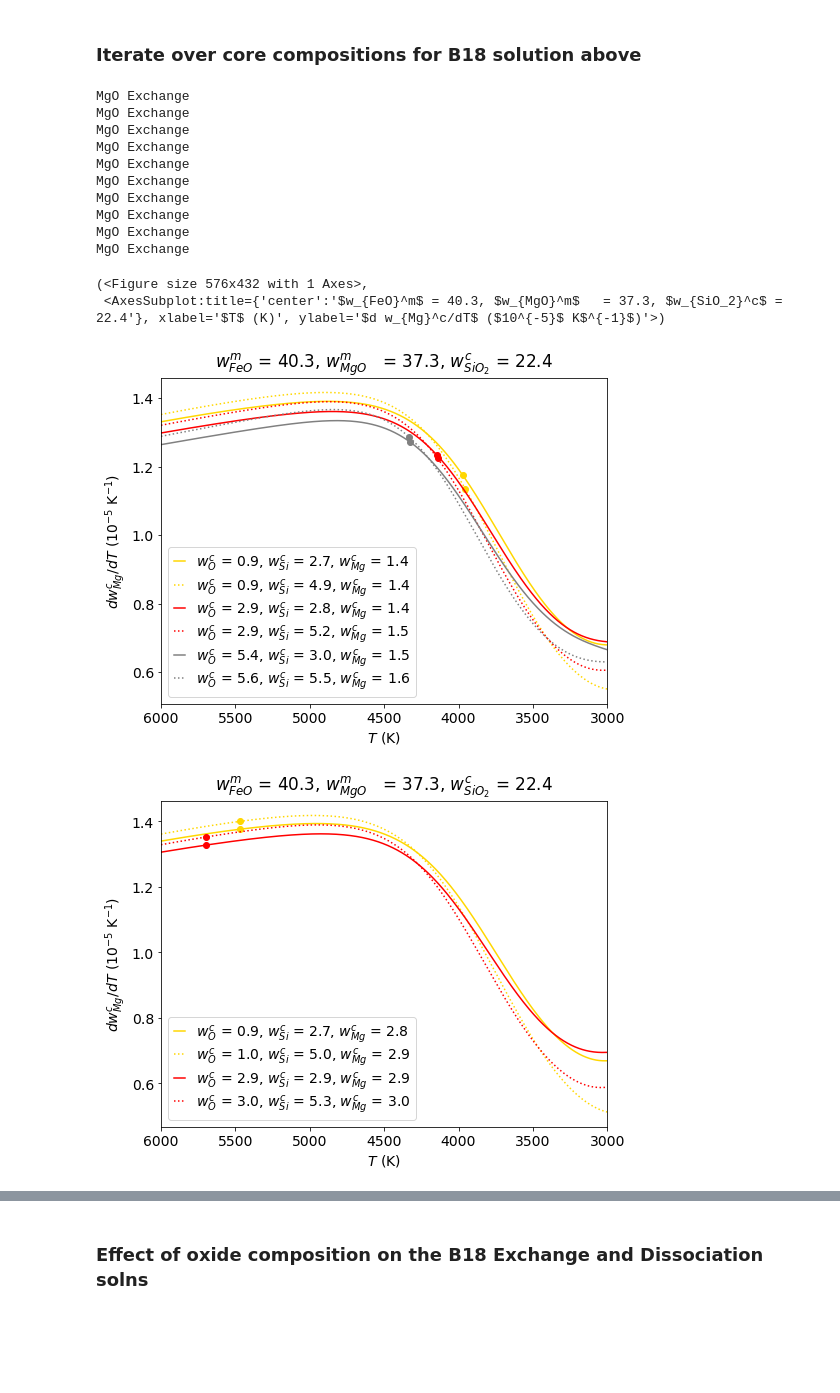
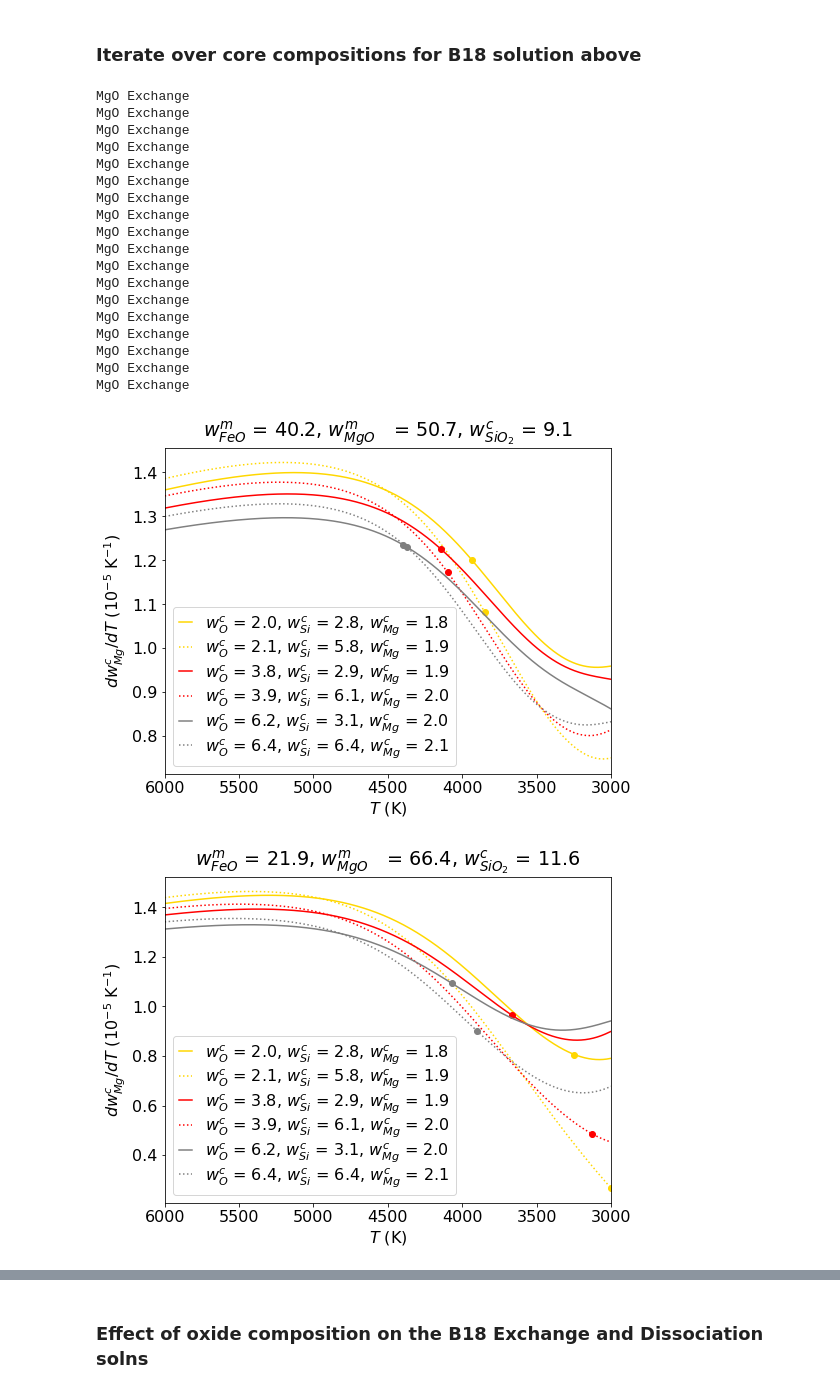
Before and after one commit to scs1cd/precipitation, a Jupyter notebook: paper_precip_varcomp.ipynb, the cells around one changed output, grey strips where cells are left out. Cells and saved outputs as stored; diff of their text form; code cells hidden in the pictures; blank space fills up the shorter version.

```diff
--- a/paper_precip_varcomp.ipynb
+++ b/paper_precip_varcomp.ipynb
@@ -167,0 +168,14 @@ Mant mass fractions of FeO =  11.13 MgO =  51.52 SiO2 =  37.36
+# %%
+iMFe, iMO, iMSi, iMMg = 660, 75, 45, 0 # Default composition
+iMFeO, iMMgO, iMSiO2  = 220, 500, 60
+iM = [iMFe, iMO, iMSi, iMMg, iMFeO, iMMgO, iMSiO2]
+B18_E_Fig3D = mb.run_massbalance(iM, [Kd_Mg_B18_Ds, Kd_O, Kd_Si], Tcmb, 3, verbose)
+
+mb.print_init_conc(B18_E_Fig3D[0],B18_E_Fig3D[2])
+mb.print_any_conc(B18_E_Fig3D[1],B18_E_Fig3D[3],-1)
+fig, ax1, ax2 = mb.plot_paper(Tcmb, B18_E_Fig3D[5], B18_E_Fig3D[1], B18_E_Fig3D[3], B18_E_Fig3D[4])
+
+fig.suptitle("Mg dissociation. Initial concentrations: $w_{Mg}^c$  = "+str(np.round(B18_E_Fig3D[2][3]*100,1)) +
+                 " $w_{O}^c$  = "+str(np.round(B18_E_Fig3D[2][1]*100,1)) +
+                 " $w_{Si}^c$ = "+str(np.round(B18_E_Fig3D[2][2]*100,1)))
+fig.savefig("var_b18_Ds.pdf", format='pdf',bbox_inches="tight")
@@ -168,18 +193,22 @@ Mant mass fractions of FeO =  11.13 MgO =  51.52 SiO2 =  37.36
 # %% [markdown]
 ### Iterate over core compositions for B18 solution above
 # %%
-def core_var(NMg, Tcmb, NO_array, NSi_array):
+def core_var(NMg, Tcmb, NO_array, NSi_array, NBMO_array):
 
     fig, ax = plt.subplots(figsize=(8,6))
 
     dT   = Tcmb[1] - Tcmb[0]
 
-    iMFeO, iMMgO, iMSiO2  = 30, 50, 20
-    Ntot = 100
+    iMFeO, iMMgO, iMSiO2  = NBMO_array[0], NBMO_array[1], NBMO_array[2]
+    Ntot = 780
+
+    Tcrit    = np.zeros([len(NO_array)*len(NSi_array), 3])
+    dcdTcrit = np.zeros([len(NO_array)*len(NSi_array), 3])
 
     ls = ["-", ":"]
     lc = ["gold", "red", "grey"]
 
+    ii = 0
     for NOi, NO in enumerate(NO_array):
         for NSii, NSi in enumerate(NSi_array):
 
@@ -191,43 +220,68 @@ def core_var(NMg, Tcmb, NO_array, NSi_array):
                 mb.print_init_conc(B18_E_cvar[0],B18_E_cvar[2])
 
             dcMgdT_cvar = np.gradient(B18_E_cvar[3][3], dT)*1e5
+            dcSidT_cvar = np.gradient(B18_E_cvar[3][2], dT)*1e5
+            dcOdT_cvar  = np.gradient(B18_E_cvar[3][1], dT)*1e5
+
             ax.plot(Tcmb, dcMgdT_cvar, label="$w_O^c$ = "+str(np.round(B18_E_cvar[2][1]*100,1))
                     +", $w_{Si}^c$ = "+str(np.round(B18_E_cvar[2][2]*100,1))
                     +", $w_{Mg}^c$ = "+str(np.round(B18_E_cvar[2][3]*100,1)),
                     color=lc[NOi], linestyle=ls[NSii])
             ax.plot(Tcmb[B18_E_cvar[4][2]], dcMgdT_cvar[B18_E_cvar[4][2]], color=lc[NOi], marker='o')
+
+            Tcrit[ii, 0]    = Tcmb[B18_E_cvar[4][0]] # O
+            Tcrit[ii, 1]    = Tcmb[B18_E_cvar[4][1]] # Si
+            Tcrit[ii, 2]    = Tcmb[B18_E_cvar[4][2]] # Mg
+
+            dcdTcrit[ii, 0] = B18_E_cvar[6][0][B18_E_cvar[4][0]]
+            dcdTcrit[ii, 1] = B18_E_cvar[6][1][B18_E_cvar[4][1]]
+            dcdTcrit[ii, 2] = B18_E_cvar[6][2][B18_E_cvar[4][2]]
+
+            ii = ii + 1
 
     ax.set_xlim([np.max(Tcmb),np.min(Tcmb)])
     ax.set_xlabel("$T$ (K)")
     ax.set_ylabel("$d w_{Mg}^c/dT$ ($10^{-5}$ K$^{-1}$)")
     ax.set_title("$w_{FeO}^m$ = "+str(np.round(B18_E_cvar[2][4]*100,1))
             +", $w_{MgO}^m$   = "+str(np.round(B18_E_cvar[2][5]*100,1))
             +", $w_{SiO_2}^c$ = "+str(np.round(B18_E_cvar[2][6]*100,1)))
     ax.legend(ncol=1, labelspacing=0.1,handlelength=0.8, columnspacing=0.5)
 
     fig.savefig("var_b18_coreconc_NMg="+str(NMg)+".pdf", format='pdf',bbox_inches="tight")
 
-    return fig, ax
+    return fig, ax, Tcrit, dcdTcrit
 
-NSi_array = [5, 9]
+iMFe, iMO, iMSi, iMMg = 575, 135, 40, 30 # Default composition of 780 atoms in Core and BMO
 
-NO_array  = [3, 9, 16]
-core_var(3, Tcmb, NO_array, NSi_array)
+NBMO_array = [220, 500, 60]
+NSi_array  = [40, 80]
+NO_array   = [50, 90, 140]
 
-NO_array  = [3, 9]
-core_var(6, Tcmb, NO_array, NSi_array)
+fig, ax, Tcrit1, dcdTcrit1 = core_var(30, Tcmb, NO_array, NSi_array, NBMO_array)
+
+NBMO_array =  [110, 600, 70]
+fig, ax, Tcrit2, dcdTcrit2 = core_var(30, Tcmb, NO_array, NSi_array, NBMO_array)
+
+NBMO_array =  [110, 350, 320]
+fig, ax, Tcrit3, dcdTcrit3 = core_var(30, Tcmb, NO_array, NSi_array, NBMO_array)
 # %% [output]
 MgO Exchange
 MgO Exchange
 MgO Exchange
 MgO Exchange
 MgO Exchange
 MgO Exchange
 MgO Exchange
 MgO Exchange
 MgO Exchange
 MgO Exchange
+MgO Exchange
+MgO Exchange
+MgO Exchange
+MgO Exchange
+MgO Exchange
+MgO Exchange
+MgO Exchange
+MgO Exchange
-(<Figure size 576x432 with 1 Axes>,
- <AxesSubplot:title={'center':'$w_{FeO}^m$ = 40.3, $w_{MgO}^m$   = 37.3, $w_{SiO_2}^c$ = 22.4'}, xlabel='$T$ (K)', ylabel='$d w_{Mg}^c/dT$ ($10^{-5}$ K$^{-1}$)'>)
-[figure, old version]
+[figure, new version]
-[figure, old version]
+[figure, new version]
```
Also changed, not shown: parts of 17 cells of this notebook, 15 other files.
